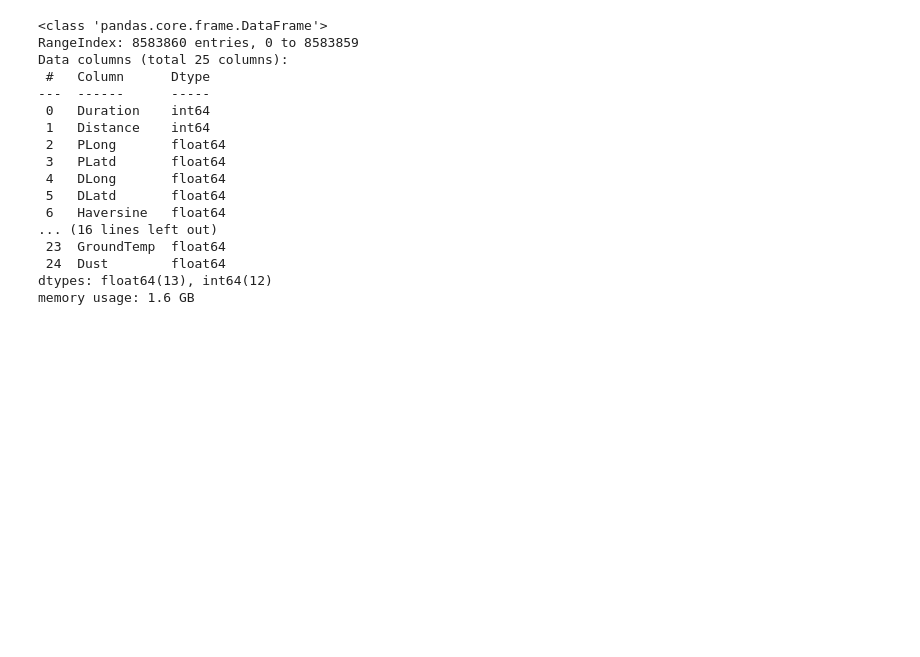
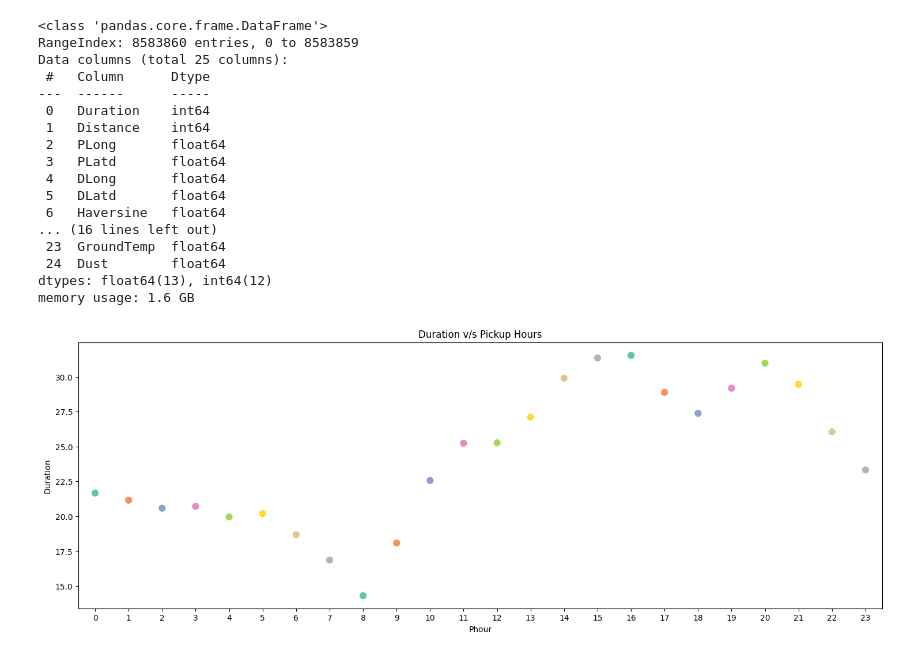
Before and after one commit to dp2292/CP01-Data-Alchemists, a Jupyter notebook: CP01.ipynb, the cells around one changed output. Cells and saved outputs as stored; diff of their text form; code cells hidden in the pictures; blank space fills up the shorter version.

Commit message:
Point Graphs Updated

```diff
--- a/CP01.ipynb
+++ b/CP01.ipynb
@@ -69,3 +63,9 @@ Data columns (total 25 columns):
  24  Dust        float64
 dtypes: float64(13), int64(12)
 memory usage: 1.6 GB
+# %%
+plt.figure(figsize=(18,6))
+sns.pointplot(x="Phour", y="Duration", data=df1, palette= sns.color_palette("Set2")).set(
+    title="Duration v/s Pickup Hours");
+# %% [output]
+[figure, added]
```
Also changed, not shown: parts of 17 cells of this notebook.
